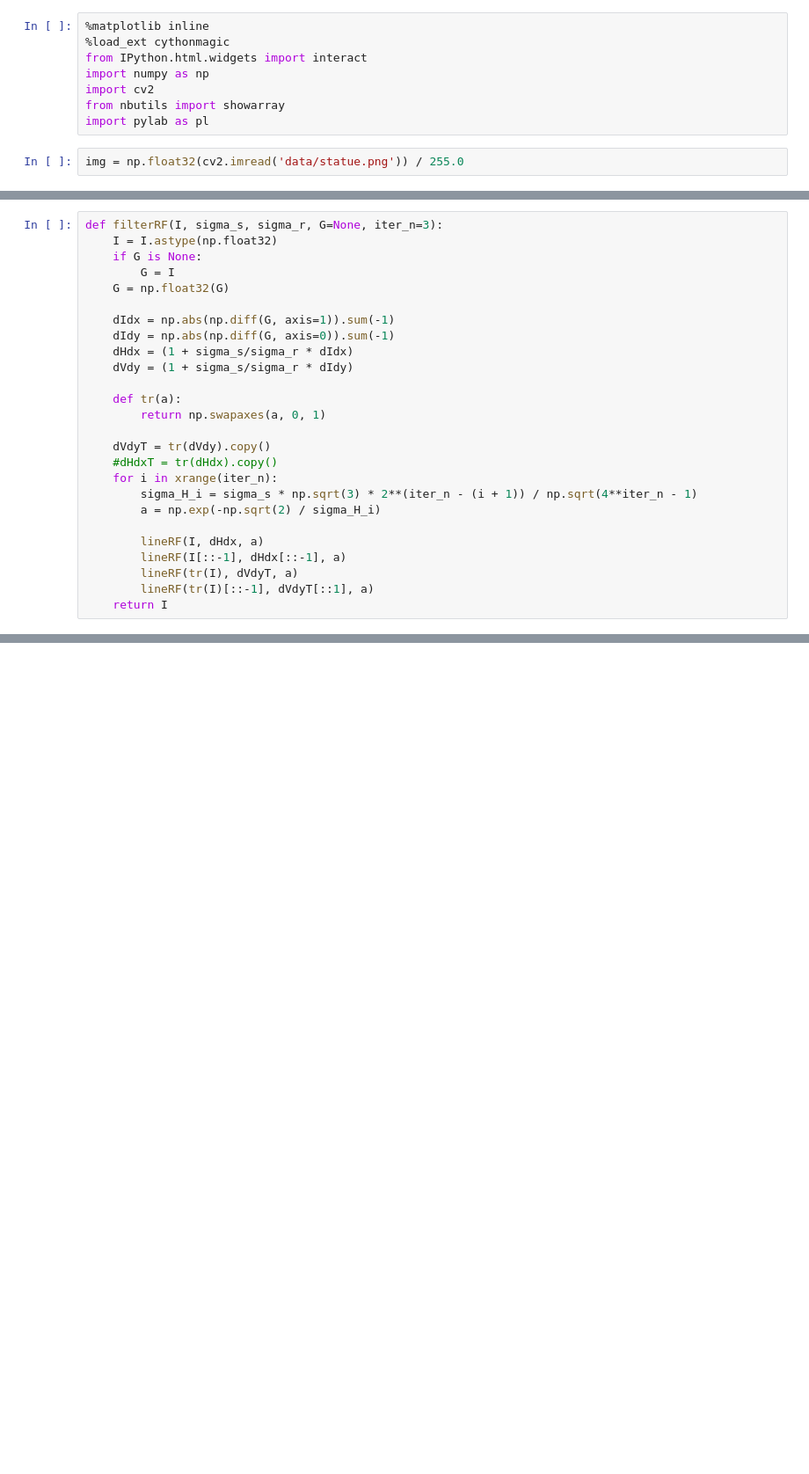
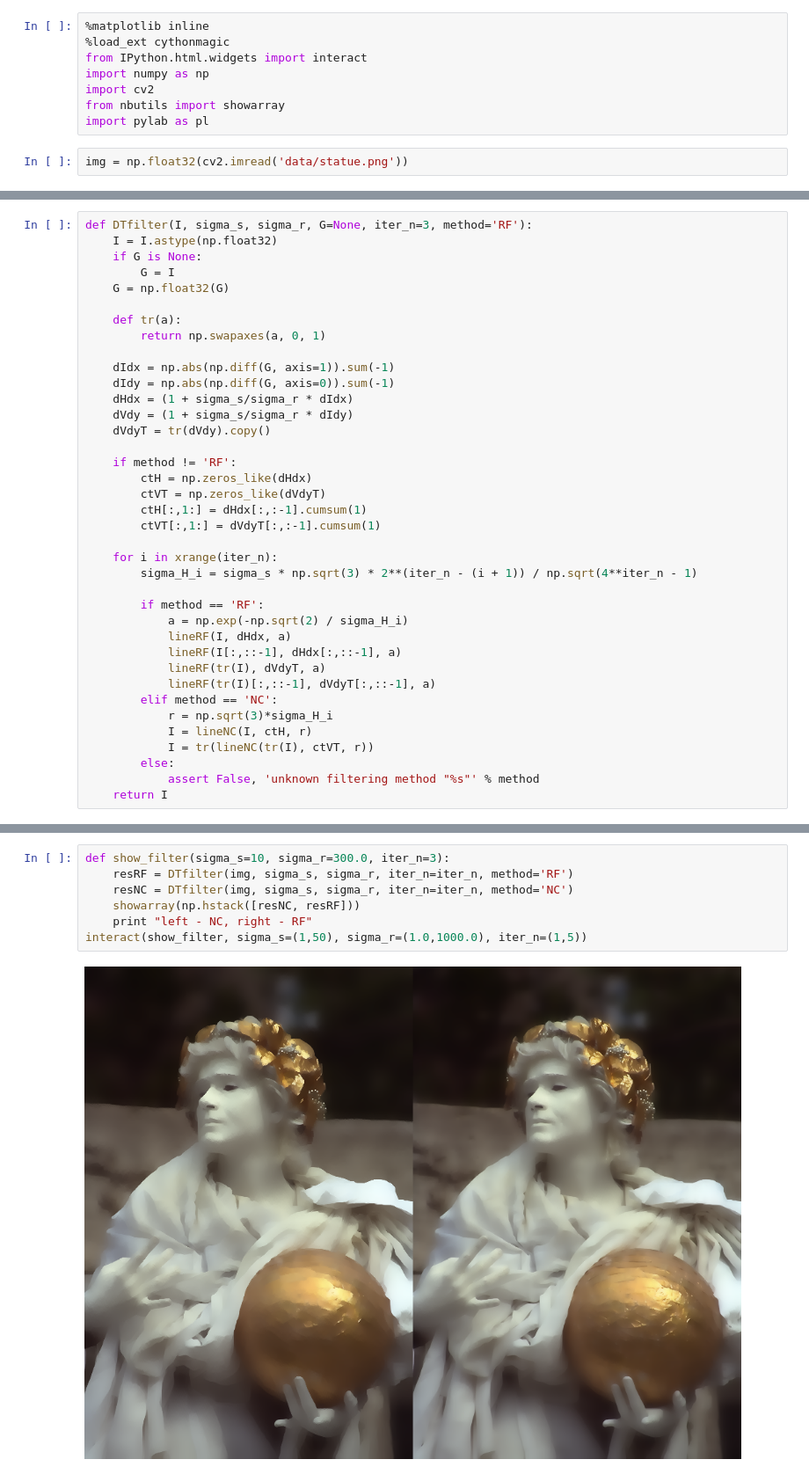
Before and after one commit to znah/notebooks, a Jupyter notebook: domain_transform.ipynb, the cells around one changed output, grey strips where cells are left out. Shown at 88% size. Drawn from its saved outputs; the diff is of its cells as text; blank space fills up the shorter version.

```diff
--- a/domain_transform.ipynb
+++ b/domain_transform.ipynb
@@ -7,4 +7,4 @@ import cv2
 from nbutils import showarray
 import pylab as pl
 # %%
-img = np.float32(cv2.imread('data/statue.png')) / 255.0
+img = np.float32(cv2.imread('data/statue.png'))
@@ -45,26 +53,38 @@ def lineRF(float[:,:,:] dst, float[:,:] dt, float a):
 # %%
-def filterRF(I, sigma_s, sigma_r, G=None, iter_n=3):
+def DTfilter(I, sigma_s, sigma_r, G=None, iter_n=3, method='RF'):
     I = I.astype(np.float32)
     if G is None:
         G = I
     G = np.float32(G)
 
+    def tr(a):
+        return np.swapaxes(a, 0, 1)
+
     dIdx = np.abs(np.diff(G, axis=1)).sum(-1)
     dIdy = np.abs(np.diff(G, axis=0)).sum(-1)
     dHdx = (1 + sigma_s/sigma_r * dIdx)
     dVdy = (1 + sigma_s/sigma_r * dIdy)
+    dVdyT = tr(dVdy).copy()
 
-    def tr(a):
-        return np.swapaxes(a, 0, 1)
+    if method != 'RF':
+        ctH = np.zeros_like(dHdx)
+        ctVT = np.zeros_like(dVdyT)
+        ctH[:,1:] = dHdx[:,:-1].cumsum(1)
+        ctVT[:,1:] = dVdyT[:,:-1].cumsum(1)
 
-    dVdyT = tr(dVdy).copy()
-    #dHdxT = tr(dHdx).copy()
     for i in xrange(iter_n):
         sigma_H_i = sigma_s * np.sqrt(3) * 2**(iter_n - (i + 1)) / np.sqrt(4**iter_n - 1)
-        a = np.exp(-np.sqrt(2) / sigma_H_i)
 
-        lineRF(I, dHdx, a)
-        lineRF(I[::-1], dHdx[::-1], a)
-        lineRF(tr(I), dVdyT, a)
-        lineRF(tr(I)[::-1], dVdyT[::1], a)
+        if method == 'RF':
+            a = np.exp(-np.sqrt(2) / sigma_H_i)
+            lineRF(I, dHdx, a)
+            lineRF(I[:,::-1], dHdx[:,::-1], a)
+            lineRF(tr(I), dVdyT, a)
+            lineRF(tr(I)[:,::-1], dVdyT[:,::-1], a)
+        elif method == 'NC':
+            r = np.sqrt(3)*sigma_H_i
+            I = lineNC(I, ctH, r)
+            I = tr(lineNC(tr(I), ctVT, r))
+        else:
+            assert False, 'unknown filtering method "%s"' % method
     return I
@@ -83,0 +91,9 @@ t = np.ones(1024*1024, np.float32)
+# %%
+def show_filter(sigma_s=10, sigma_r=300.0, iter_n=3):
+    resRF = DTfilter(img, sigma_s, sigma_r, iter_n=iter_n, method='RF')
+    resNC = DTfilter(img, sigma_s, sigma_r, iter_n=iter_n, method='NC')
+    showarray(np.hstack([resNC, resRF]))
+    print "left - NC, right - RF"
+interact(show_filter, sigma_s=(1,50), sigma_r=(1.0,1000.0), iter_n=(1,5))
+# %% [output]
+[figure, added]
```
Also changed, not shown: parts of 8 cells of this notebook.
